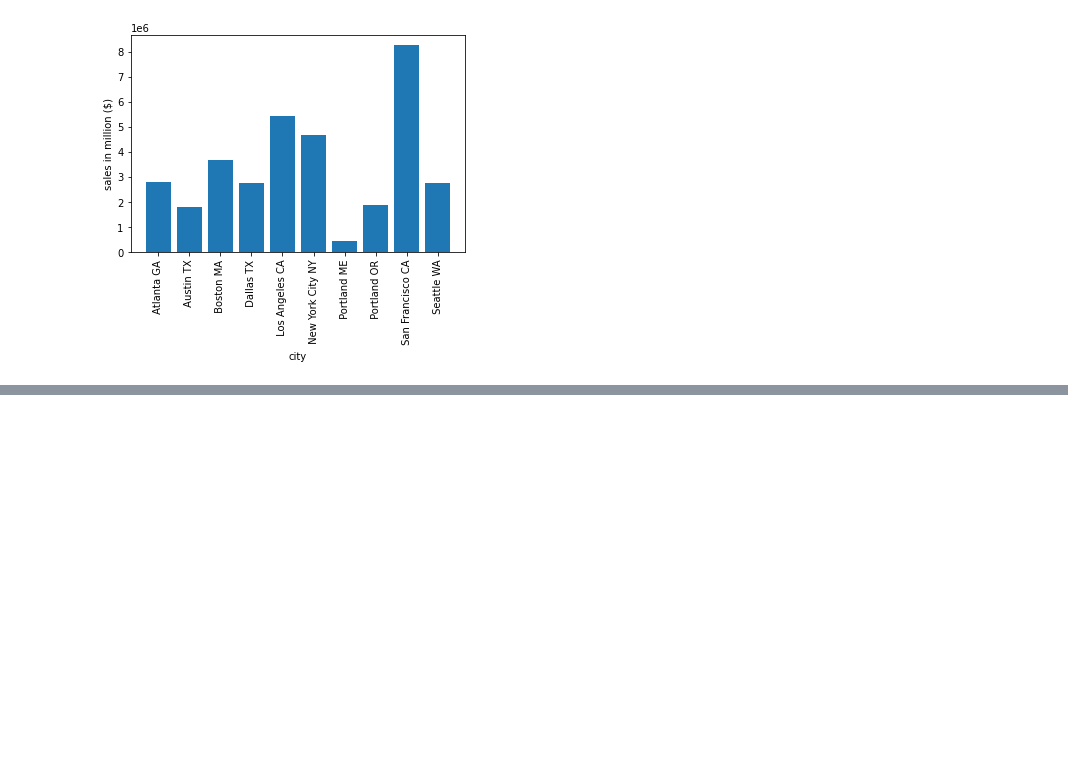
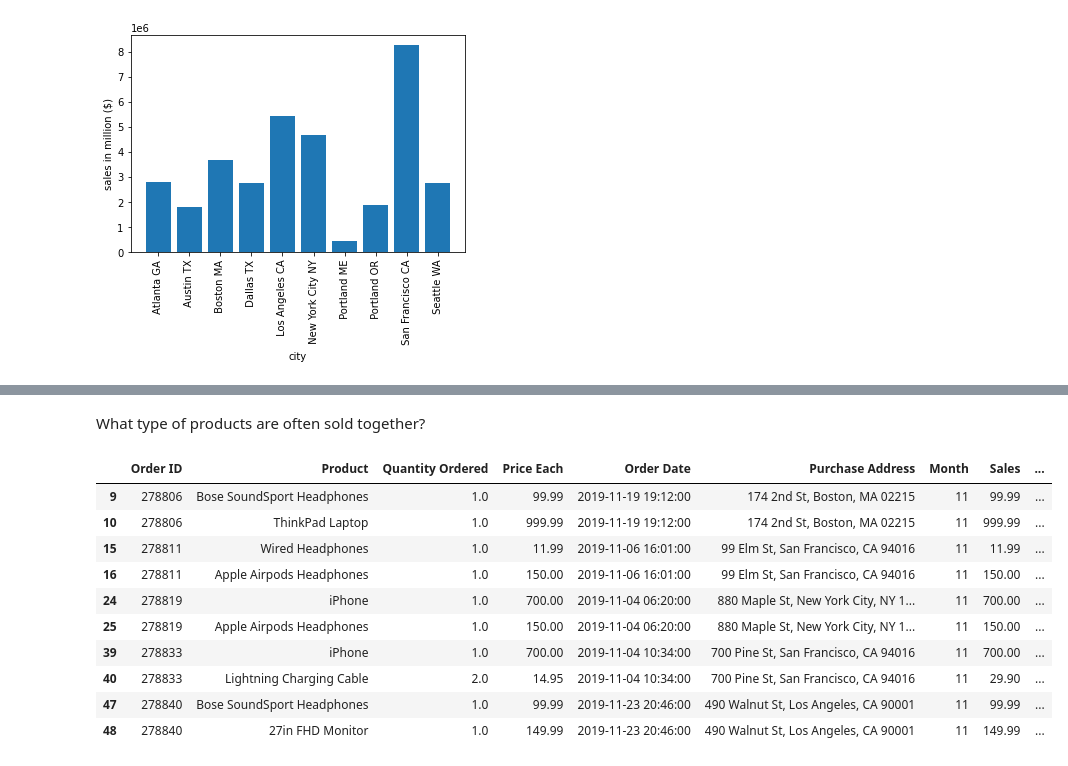
Before and after one commit to Dubey145/sales_analytics, a Jupyter notebook: notebook 1.ipynb, the cells around one changed output, grey strips where cells are left out. Saved outputs shown, nothing was run; the diff lists cells and outputs as text; code cells hidden in the pictures; blank space fills up the shorter version.

```diff
--- a/notebook 1.ipynb
+++ b/notebook 1.ipynb
@@ -198,0 +254,18 @@ plt.show()
+# %% [markdown]
+What type of products are often sold together?
+# %%
+#if an order has the same id they were ordered together
+new_df = df[df['Order ID'].duplicated(keep = False)] #will give all the rows which have the same order id
+new_df.head(10)
+# %% [output]
+|  | Order ID | Product | Quantity Ordered | Price Each | Order Date | Purchase Address | Month | Sales | ... |
+| 9 | 278806 | Bose SoundSport Headphones | 1.0 | 99.99 | 2019-11-19 19:12:00 | 174 2nd St, Boston, MA 02215 | 11 | 99.99 | ... |
+| 10 | 278806 | ThinkPad Laptop | 1.0 | 999.99 | 2019-11-19 19:12:00 | 174 2nd St, Boston, MA 02215 | 11 | 999.99 | ... |
+| 15 | 278811 | Wired Headphones | 1.0 | 11.99 | 2019-11-06 16:01:00 | 99 Elm St, San Francisco, CA 94016 | 11 | 11.99 | ... |
+| 16 | 278811 | Apple Airpods Headphones | 1.0 | 150.00 | 2019-11-06 16:01:00 | 99 Elm St, San Francisco, CA 94016 | 11 | 150.00 | ... |
+| 24 | 278819 | iPhone | 1.0 | 700.00 | 2019-11-04 06:20:00 | 880 Maple St, New York City, NY 1... | 11 | 700.00 | ... |
+| 25 | 278819 | Apple Airpods Headphones | 1.0 | 150.00 | 2019-11-04 06:20:00 | 880 Maple St, New York City, NY 1... | 11 | 150.00 | ... |
+| 39 | 278833 | iPhone | 1.0 | 700.00 | 2019-11-04 10:34:00 | 700 Pine St, San Francisco, CA 94016 | 11 | 700.00 | ... |
+| 40 | 278833 | Lightning Charging Cable | 2.0 | 14.95 | 2019-11-04 10:34:00 | 700 Pine St, San Francisco, CA 94016 | 11 | 29.90 | ... |
+| 47 | 278840 | Bose SoundSport Headphones | 1.0 | 99.99 | 2019-11-23 20:46:00 | 490 Walnut St, Los Angeles, CA 90001 | 11 | 99.99 | ... |
+| 48 | 278840 | 27in FHD Monitor | 1.0 | 149.99 | 2019-11-23 20:46:00 | 490 Walnut St, Los Angeles, CA 90001 | 11 | 149.99 | ... |
```
Also changed, not shown: parts of 15 cells of this notebook.
